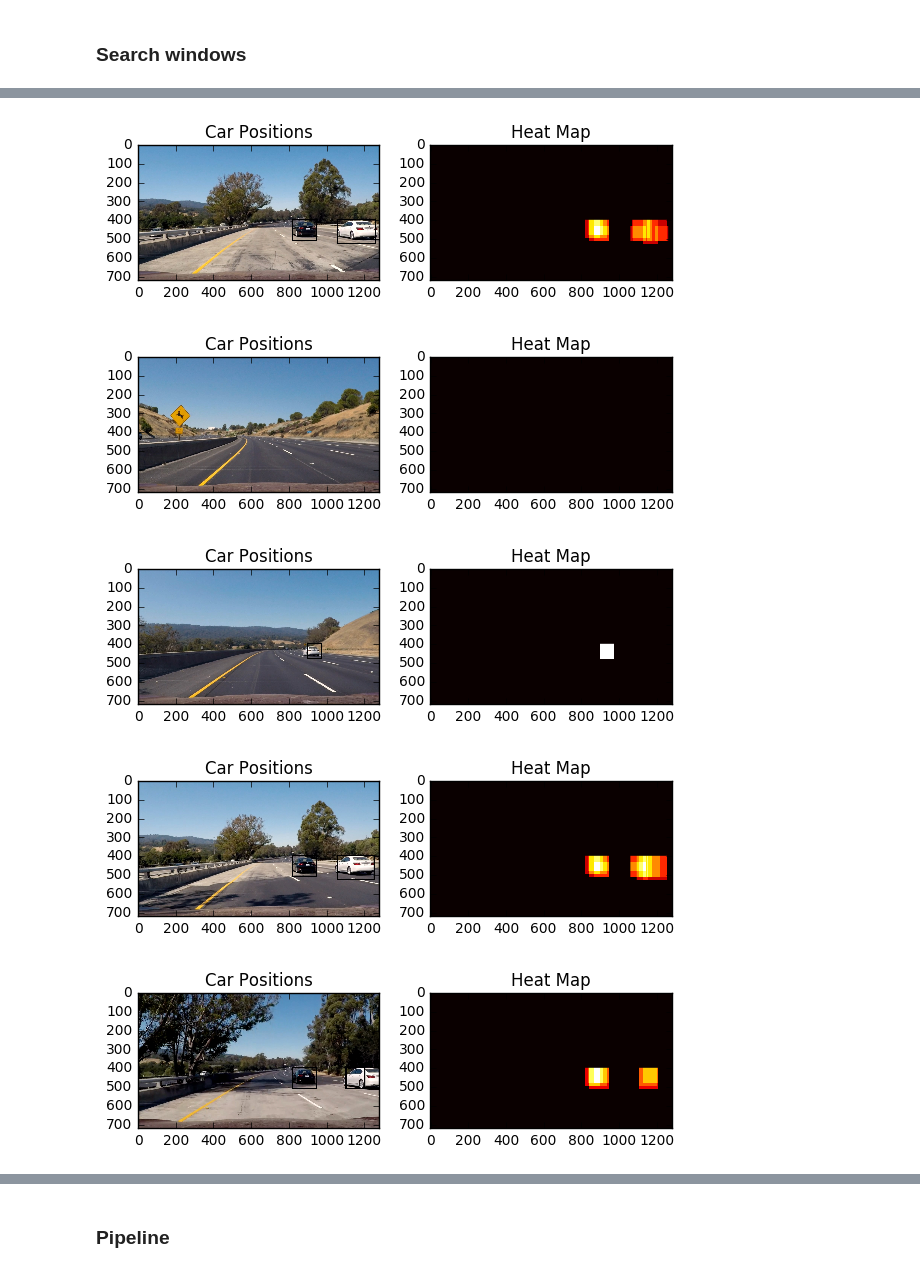
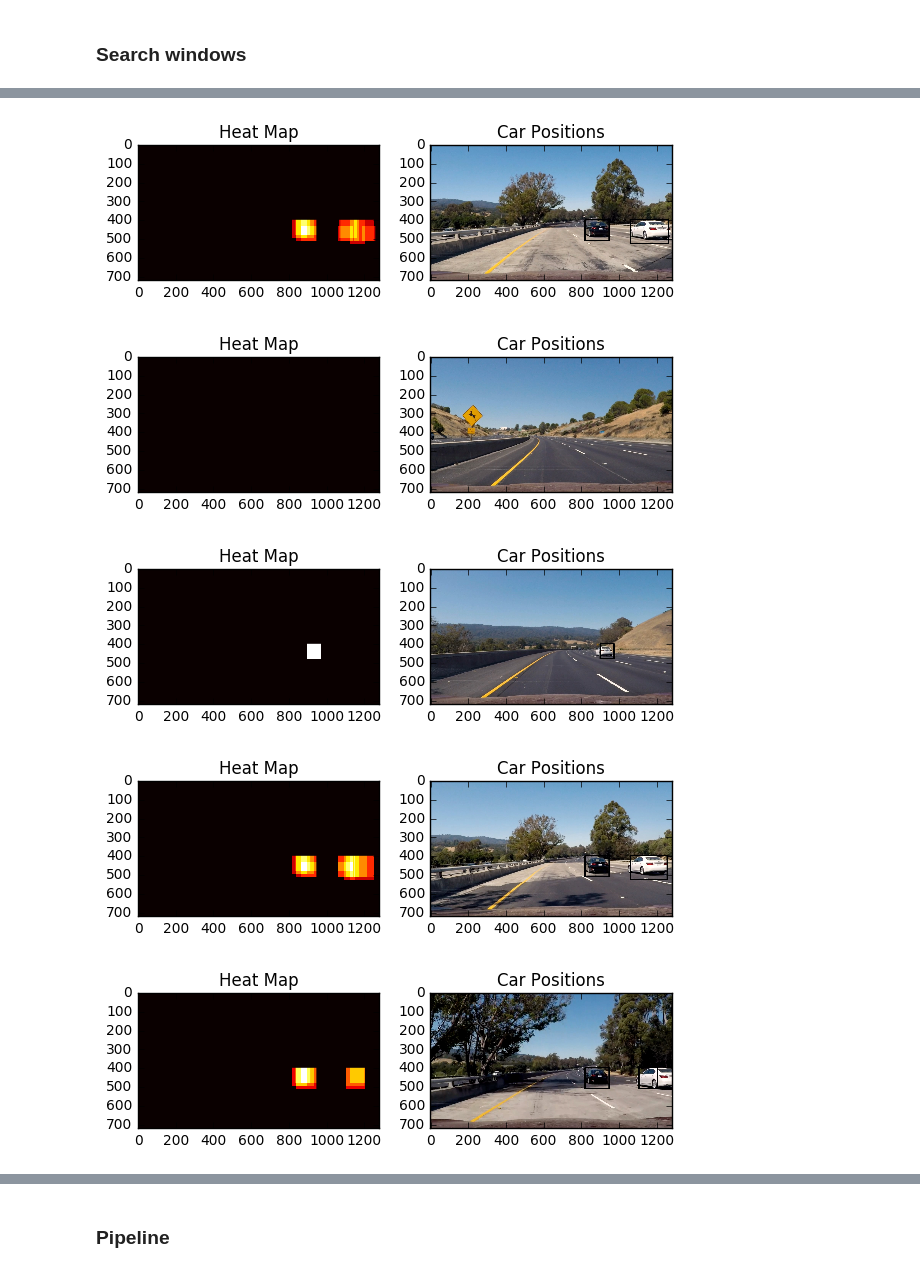
Before and after one commit to hfoffani/CarND-Vehicle-Detection, a Jupyter notebook: vehicle-detection.ipynb, the cells around one changed output, grey strips where cells are left out. Drawn from its saved outputs; the diff is of its cells as text; code cells hidden in the pictures.

```diff
--- a/vehicle-detection.ipynb
+++ b/vehicle-detection.ipynb
@@ -438,7 +465,7 @@ def draw_labeled_bboxes(img, labels):
 # %%
-def _test_search():
+def _test_search_with_heat():
     image_files = glob.glob('test_images/' + '*.jpg')
-    for img_file in image_files:
+    for i,img_file in enumerate(image_files):
 
         image = cv2.imread(img_file)
         image = cv2.cvtColor(image, cv2.COLOR_BGR2RGB)
@@ -452,39 +479,40 @@ def _test_search():
                                 cell_per_block=cell_per_block,
                                 hog_channel=hog_channel, spatial_feat=spatial_feat,
                                 hist_feat=hist_feat, hog_feat=hog_feat)
         # draw the hot_windows
         # draw_img = draw_boxes(image, hot_windows, color=(0, 0, 255), thick=6)
 
         # will accumulate between frames!
         heat = np.zeros_like(image[:,:,0]).astype(np.float)
         # Add heat to each box in box list
         heat = add_heat(heat, hot_windows)
 
         # Apply threshold to help remove false positives
         heat = apply_threshold(heat, heat_threshold)
 
         # Visualize the heatmap when displaying
         heatmap = np.clip(heat, 0, 255)
 
         # Find final boxes from heatmap using label function
         labels = label(heatmap)
         draw_img = draw_labeled_bboxes(np.copy(image), labels)
 
         fig = plt.figure()
         plt.subplot(121)
+        plt.imshow(heatmap, cmap='hot')
+        plt.title('Heat Map')
+        plt.subplot(122)
         plt.imshow(draw_img)
         plt.title('Car Positions')
-        plt.subplot(122)
-        plt.imshow(heatmap, cmap='hot')
-        plt.title('Heat Map')
         fig.tight_layout()
+        plt.savefig(out_img+'search_with_heat'+str(i)+'.png')
 
         plt.show()
 
-_test_search()
+_test_search_with_heat()
 # %% [output]
-[figure, old version]
+[figure, new version]
-[figure, old version]
+[figure, new version]
-[figure, old version]
+[figure, new version]
-[figure, old version]
+[figure, new version]
-[figure, old version]
+[figure, new version]
```
Also changed, not shown: parts of 7 cells of this notebook, 12 other files.
